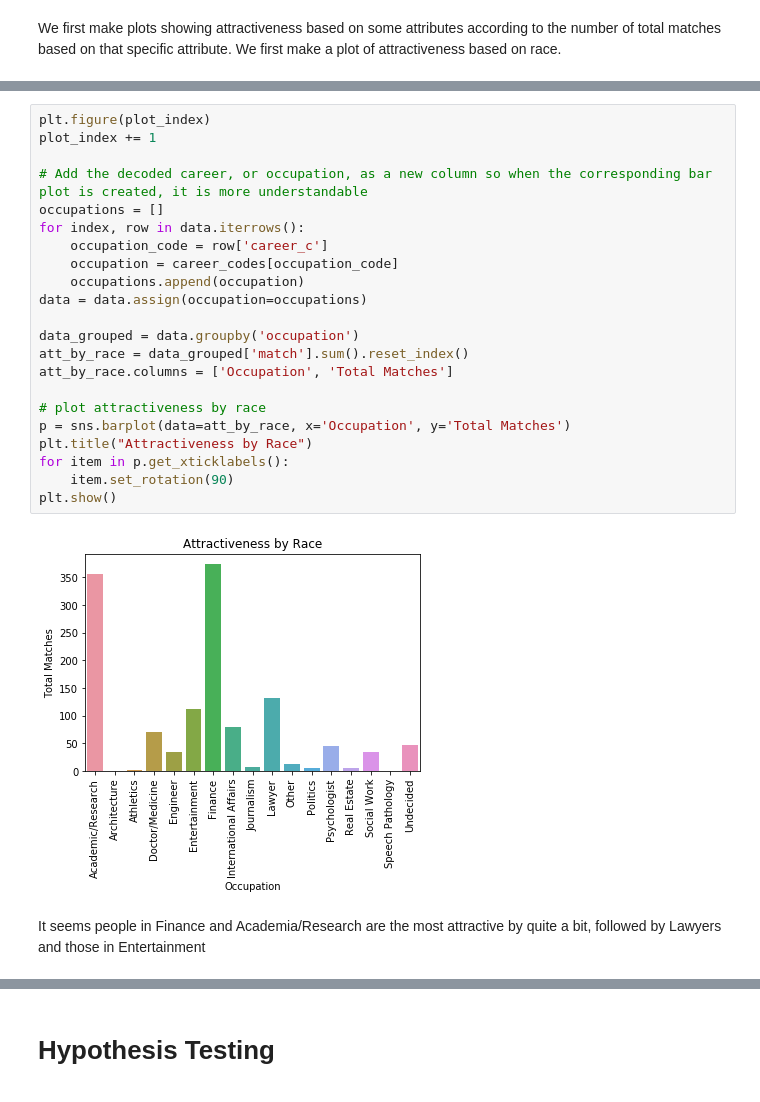
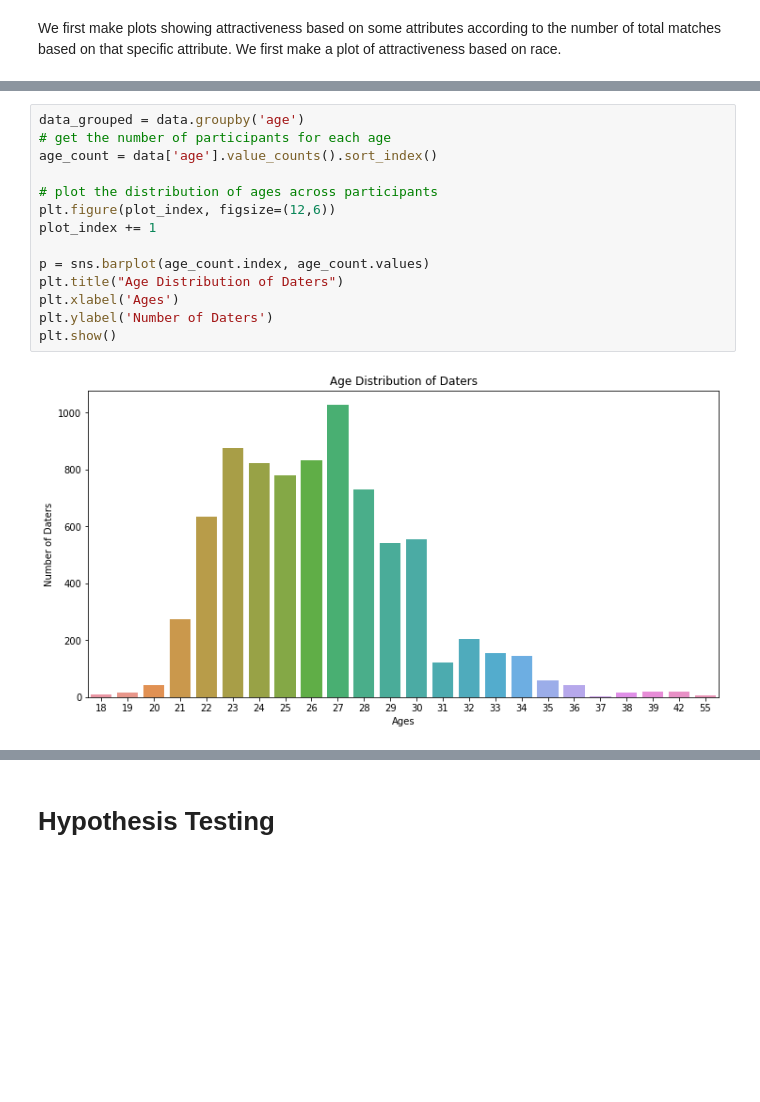
Before and after one commit to egao7/egao7.github.io, a Jupyter notebook: FinalTutorial/Li_Dennis_FinalTutorial.ipynb, the cells around one changed output, grey strips where cells are left out. Cells and saved outputs as stored; diff of their text form; blank space fills up the shorter version.

```diff
--- a/FinalTutorial/Li_Dennis_FinalTutorial.ipynb
+++ b/FinalTutorial/Li_Dennis_FinalTutorial.ipynb
@@ -172,26 +243,16 @@ And then let's plot by occupation
-# %%
-plt.figure(plot_index)
-plot_index += 1
-
-# Add the decoded career, or occupation, as a new column so when the corresponding bar plot is created, it is more understandable
-occupations = []
-for index, row in data.iterrows():
-    occupation_code = row['career_c']
-    occupation = career_codes[occupation_code]
-    occupations.append(occupation)
-data = data.assign(occupation=occupations)
-
-data_grouped = data.groupby('occupation')
-att_by_race = data_grouped['match'].sum().reset_index()
-att_by_race.columns = ['Occupation', 'Total Matches']
-
-# plot attractiveness by race
-p = sns.barplot(data=att_by_race, x='Occupation', y='Total Matches')
-plt.title("Attractiveness by Race")
-for item in p.get_xticklabels():
-    item.set_rotation(90)
-plt.show()
-# %% [output]
-[figure, removed]
-# %% [markdown]
-It seems people in Finance and Academia/Research are the most attractive by quite a bit, followed by Lawyers and those in Entertainment
+# %%
+data_grouped = data.groupby('age')
+# get the number of participants for each age
+age_count = data['age'].value_counts().sort_index()
+
+# plot the distribution of ages across participants
+plt.figure(plot_index, figsize=(12,6))
+plot_index += 1
+
+p = sns.barplot(age_count.index, age_count.values)
+plt.title("Age Distribution of Daters")
+plt.xlabel('Ages')
+plt.ylabel('Number of Daters')
+plt.show()
+# %% [output]
+[figure, added]
```
Also changed, not shown: parts of 19 cells of this notebook.
